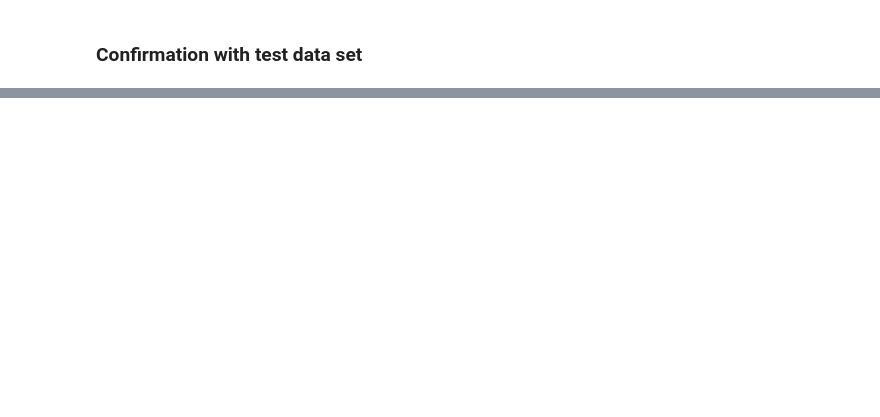
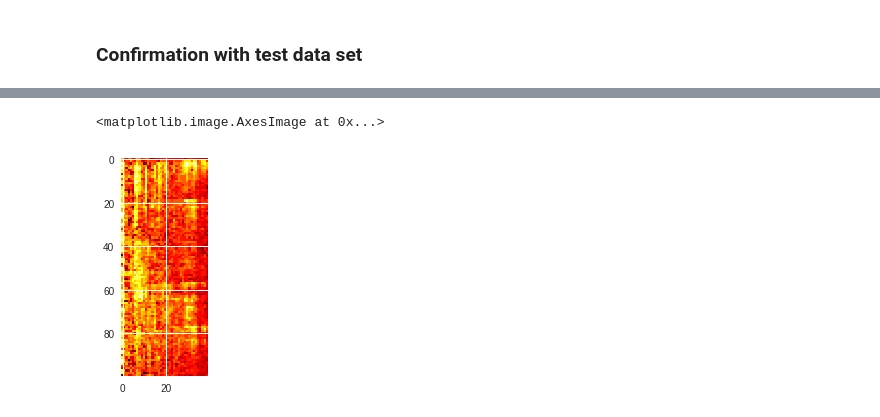
Before and after one commit to araobp/acoustic-features, a Jupyter notebook: tensorflow/CNN_for_AED_preliminary_test.ipynb, the cells around one changed output, grey strips where cells are left out. Drawn from its saved outputs; the diff is of its cells as text; code cells hidden in the pictures; blank space fills up the shorter version.

```diff
--- a/tensorflow/CNN_for_AED_preliminary_test.ipynb
+++ b/tensorflow/CNN_for_AED_preliminary_test.ipynb
@@ -17,5 +17,5 @@ drive.mount('/content/gdrive')
 
 DATA_FOLDER = '/content/gdrive/My Drive/acoustic_event_detection/data/'
 FILTERS=40
-TRAINING_FILES = 16
-FILES = 24
+TRAINING_FILES = 30
+FILES = 45
@@ -33,11 +35,11 @@ import os
 ## Preparing data set for training CNN
 # %%
 import glob
-piano_files = glob.glob(DATA_FOLDER+'*piano*melpsd*.csv')
-classical_guitar_files = glob.glob(DATA_FOLDER+'*classical_guitar*melpsd*.csv')
-framenco_guitar_files = glob.glob(DATA_FOLDER+'*framenco_guitar*melpsd*.csv')
-blues_harp_files = glob.glob(DATA_FOLDER+'*blues_harp*melpsd*.csv')
-tin_whistle_files = glob.glob(DATA_FOLDER+'*tin_whistle*melpsd*.csv')
+piano_files = glob.glob(DATA_FOLDER+'*piano*mel_spectrogram*.csv')
+classical_guitar_files = glob.glob(DATA_FOLDER+'*classical_guitar*mel_spectrogram*.csv')
+framenco_guitar_files = glob.glob(DATA_FOLDER+'*framenco_guitar*mel_spectrogram*.csv')
+blues_harp_files = glob.glob(DATA_FOLDER+'*blues_harp*mel_spectrogram*.csv')
+tin_whistle_files = glob.glob(DATA_FOLDER+'*tin_whistle*mel_spectrogram*.csv')
 
 random.shuffle(piano_files)
 random.shuffle(classical_guitar_files)
@@ -82,7 +84,9 @@ def label(l):
 for files, l in TRAINING_SET:
     for file in files:
         df = pd.read_csv(file.replace(os.path.sep, '/'), dtype=np.int16)
-        df = df[df['n']<FILTERS]
+        #df = df[df['n']<FILTERS]
+        # Mean normalization
+        df['magnitude'] = df['magnitude'] -  df['magnitude'].mean()
         training_set.append((df[:divider], label(l)))
         training_set.append((df[divider:], label(l)))
         training_set.append((df[int(divider/2):divider+int(divider/2)], label(l)))
@@ -90,7 +94,9 @@ for files, l in TRAINING_SET:
 for files, l in TEST_SET:
     for file in files:
         df = pd.read_csv(file.replace(os.path.sep, '/'), dtype=np.int16)
-        df = df[df['n']<FILTERS]
+        #df = df[df['n']<FILTERS]
+        # Mean normalization
+        df['magnitude'] = df['magnitude'] - df['magnitude'].mean()
         test_set.append((df[:divider], label(l)))
         test_set.append((df[divider:], label(l)))
         test_set.append((df[int(divider/2):divider+int(divider/2)], label(l)))
@@ -101,12 +107,10 @@ random.shuffle(test_set)
 train_x, train_t = [], []
 test_x, test_t = [], []
 for df, label in training_set:
-    values = df['magnitude'].values
-    train_x.append(values)
+    train_x.append(df['magnitude'])
     train_t.append(label)
 for df, label in test_set:
-    values = df['magnitude'].values
-    test_x.append(values)
+    test_x.append(df['magnitude'])
     test_t.append(label)
 # %% [markdown]
 ## CNN on TensorFlow
@@ -202,0 +271,5 @@ sess.close()
+# %%
+plt.imshow(train_x[20].reshape(100,FILTERS), interpolation='nearest', cmap=plt.cm.hot)
+# %% [output]
+<matplotlib.image.AxesImage at 0x...>
+[figure, added]
```
Also changed, not shown: parts of 13 cells of this notebook, 1 other file.
